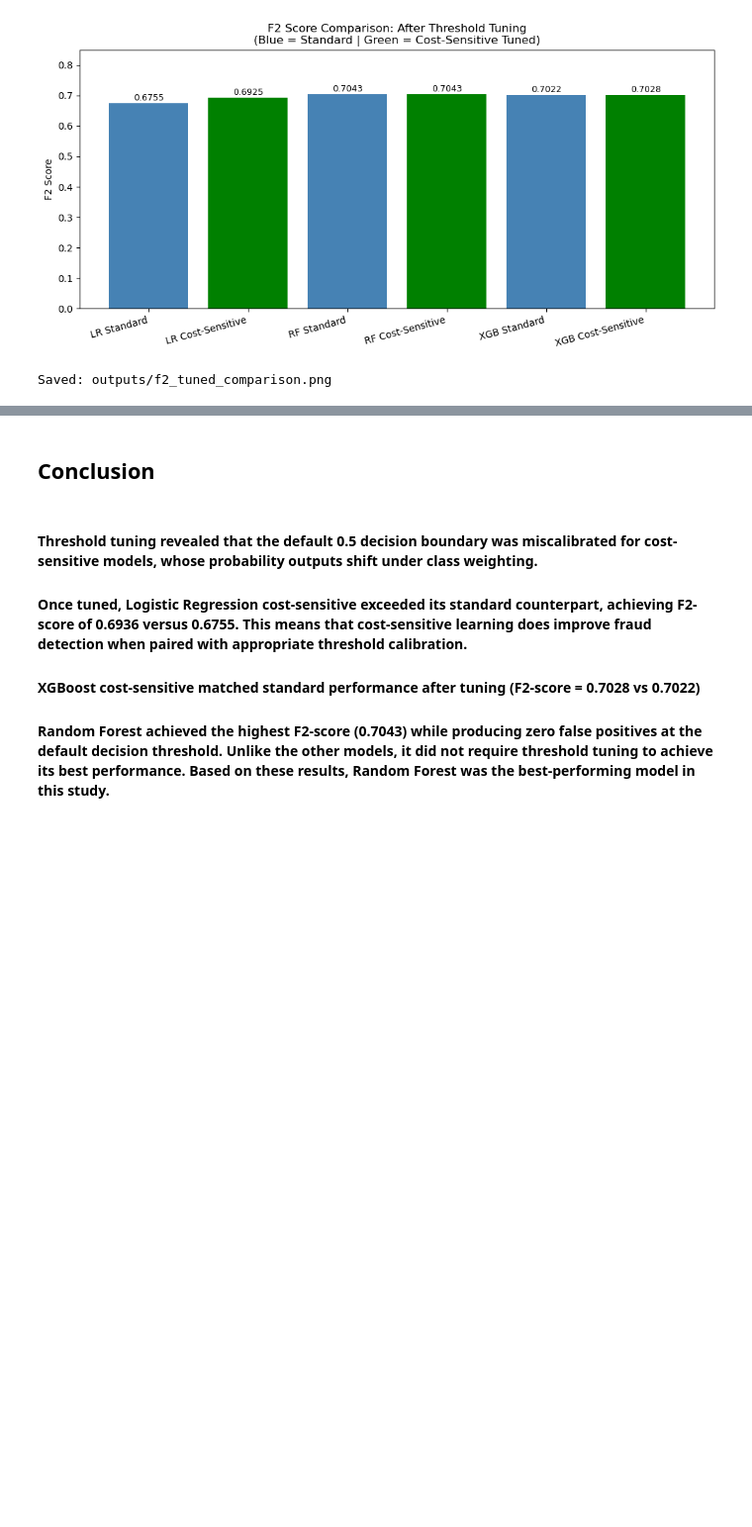
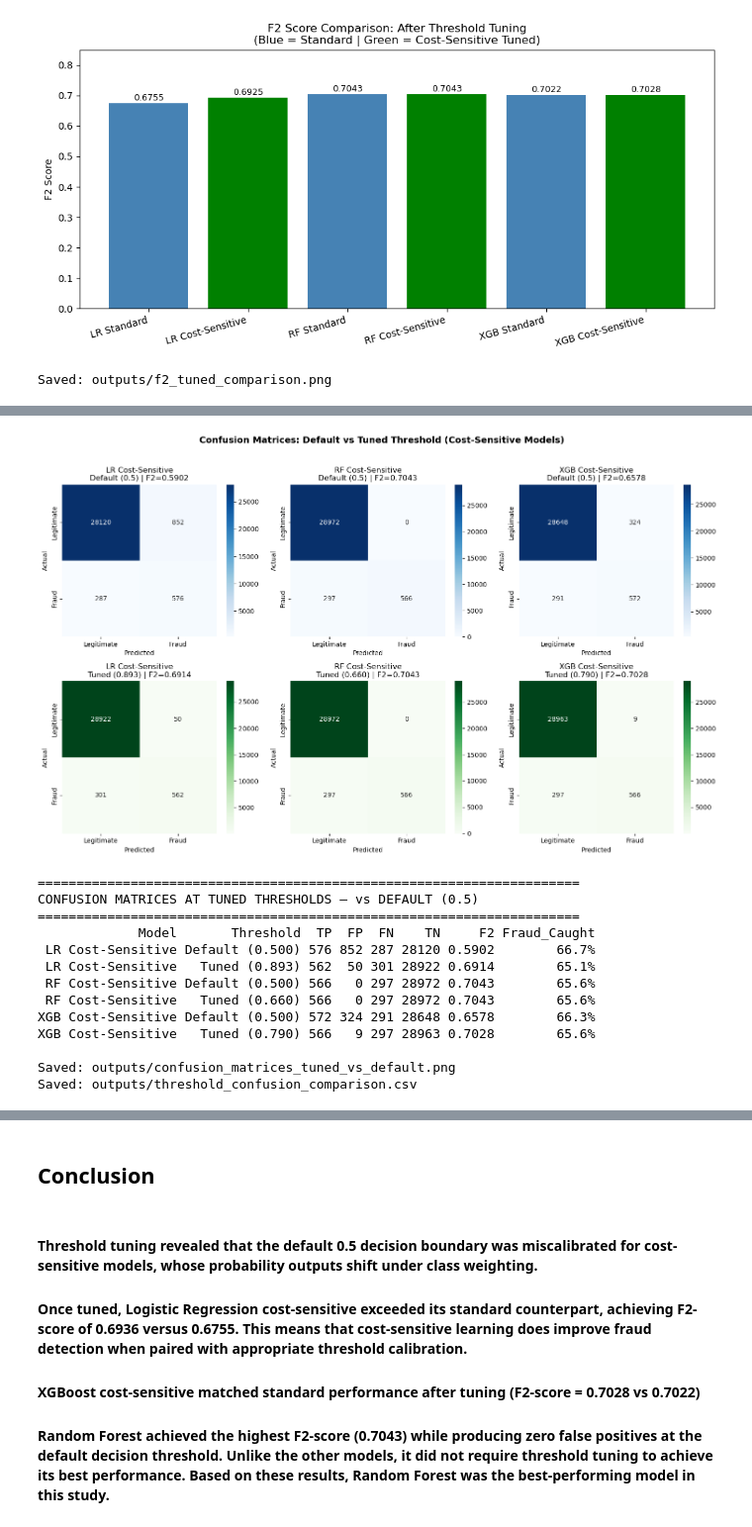
Before and after one commit to GracyRaven/Explainable-Fraud-detection-using-Synthetic-data, a Jupyter notebook: PROJECT IMPLEMENTATION.ipynb, the cells around one changed output, grey strips where cells are left out. Shown at 99% size. Cells and saved outputs as stored; diff of their text form; code cells hidden in the pictures; blank space fills up the shorter version.

Commit message:
Update implementation notebook and outputs

```diff
--- a/PROJECT IMPLEMENTATION.ipynb
+++ b/PROJECT IMPLEMENTATION.ipynb
@@ -839,0 +840,80 @@ Saved: outputs/f2_tuned_comparison.png
+# %%
+# Confusion matrices at the tuned thresholds, compared against the default 0.5 threshold
+
+cm_rows = []
+tuned_models = [
+    ("LR Cost-Sensitive", lr_cw),
+    ("RF Cost-Sensitive", rf_cw),
+    ("XGB Cost-Sensitive", xgb_cw),
+]
+
+fig, axes = plt.subplots(2, 3, figsize=(15, 9))
+
+for col, (label, model) in enumerate(tuned_models):
+    proba = model.predict_proba(X_test)[:, 1]
+    tuned_thresh = threshold_df.loc[threshold_df["Model"] == label, "Tuned_Threshold"].values[0]
+
+    # Default threshold (0.5)
+    preds_default = model.predict(X_test)
+    cm_d = confusion_matrix(y_test, preds_default)
+    tn_d, fp_d, fn_d, tp_d = cm_d.ravel()
+    f2_d = fbeta_score(y_test, preds_default, beta=2)
+
+    # Tuned threshold
+    preds_tuned = (proba >= tuned_thresh).astype(int)
+    cm_t = confusion_matrix(y_test, preds_tuned)
+    tn_t, fp_t, fn_t, tp_t = cm_t.ravel()
+    f2_t = fbeta_score(y_test, preds_tuned, beta=2)
+
+    cm_rows.append({
+        "Model": label,
+        "Threshold": "Default (0.500)", "TP": tp_d, "FP": fp_d, "FN": fn_d, "TN": tn_d,
+        "F2": round(f2_d, 4), "Fraud_Caught": f"{tp_d/(tp_d+fn_d)*100:.1f}%"
+    })
+    cm_rows.append({
+        "Model": label,
+        "Threshold": f"Tuned ({tuned_thresh:.3f})", "TP": tp_t, "FP": fp_t, "FN": fn_t, "TN": tn_t,
+        "F2": round(f2_t, 4), "Fraud_Caught": f"{tp_t/(tp_t+fn_t)*100:.1f}%"
+    })
+
+    sns.heatmap(cm_d, annot=True, fmt="d", cmap="Blues", ax=axes[0, col],
+                xticklabels=["Legitimate", "Fraud"], yticklabels=["Legitimate", "Fraud"])
+    axes[0, col].set_title(f"{label}\nDefault (0.5) | F2={f2_d:.4f}")
+    axes[0, col].set_ylabel("Actual")
+    axes[0, col].set_xlabel("Predicted")
+
+    sns.heatmap(cm_t, annot=True, fmt="d", cmap="Greens", ax=axes[1, col],
+                xticklabels=["Legitimate", "Fraud"], yticklabels=["Legitimate", "Fraud"])
+    axes[1, col].set_title(f"{label}\nTuned ({tuned_thresh:.3f}) | F2={f2_t:.4f}")
+    axes[1, col].set_ylabel("Actual")
+    axes[1, col].set_xlabel("Predicted")
+
+plt.suptitle("Confusion Matrices: Default vs Tuned Threshold (Cost-Sensitive Models)",
+             fontsize=14, fontweight="bold", y=1.02)
+plt.tight_layout()
+plt.savefig("outputs/confusion_matrices_tuned_vs_default.png", dpi=150, bbox_inches="tight")
+plt.show()
+
+cm_compare_df = pd.DataFrame(cm_rows)
+print("="*70)
+print("CONFUSION MATRICES AT TUNED THRESHOLDS \u2014 vs DEFAULT (0.5)")
+print("="*70)
+print(cm_compare_df.to_string(index=False))
+cm_compare_df.to_csv("outputs/threshold_confusion_comparison.csv", index=False)
+print("\nSaved: outputs/confusion_matrices_tuned_vs_default.png")
+print("Saved: outputs/threshold_confusion_comparison.csv")
+# %% [output]
+[figure, added]
+======================================================================
+CONFUSION MATRICES AT TUNED THRESHOLDS — vs DEFAULT (0.5)
+======================================================================
+             Model       Threshold  TP  FP  FN    TN     F2 Fraud_Caught
+ LR Cost-Sensitive Default (0.500) 576 852 287 28120 0.5902        66.7%
+ LR Cost-Sensitive   Tuned (0.893) 562  50 301 28922 0.6914        65.1%
+ RF Cost-Sensitive Default (0.500) 566   0 297 28972 0.7043        65.6%
+ RF Cost-Sensitive   Tuned (0.660) 566   0 297 28972 0.7043        65.6%
+XGB Cost-Sensitive Default (0.500) 572 324 291 28648 0.6578        66.3%
+XGB Cost-Sensitive   Tuned (0.790) 566   9 297 28963 0.7028        65.6%
+
+Saved: outputs/confusion_matrices_tuned_vs_default.png
+Saved: outputs/threshold_confusion_comparison.csv
```
Also changed, not shown: parts of 4 cells of this notebook, 5 other files.
